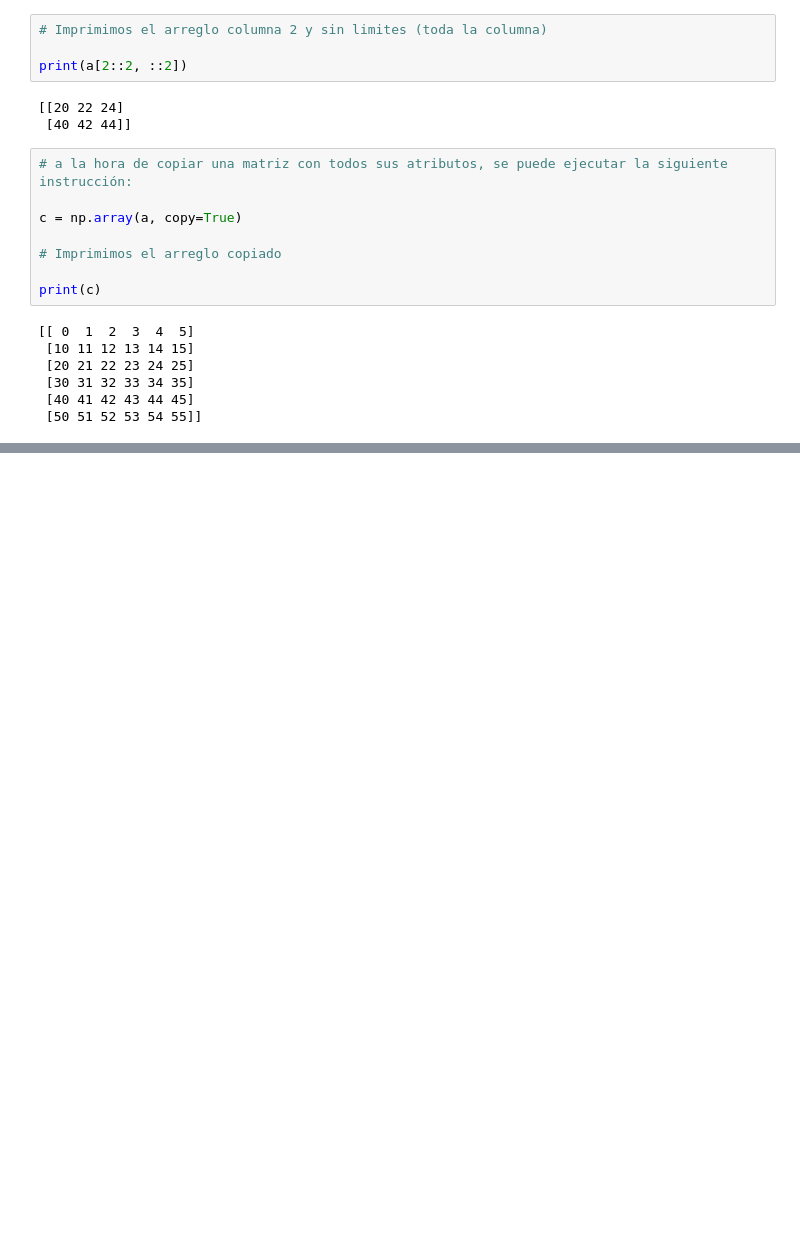
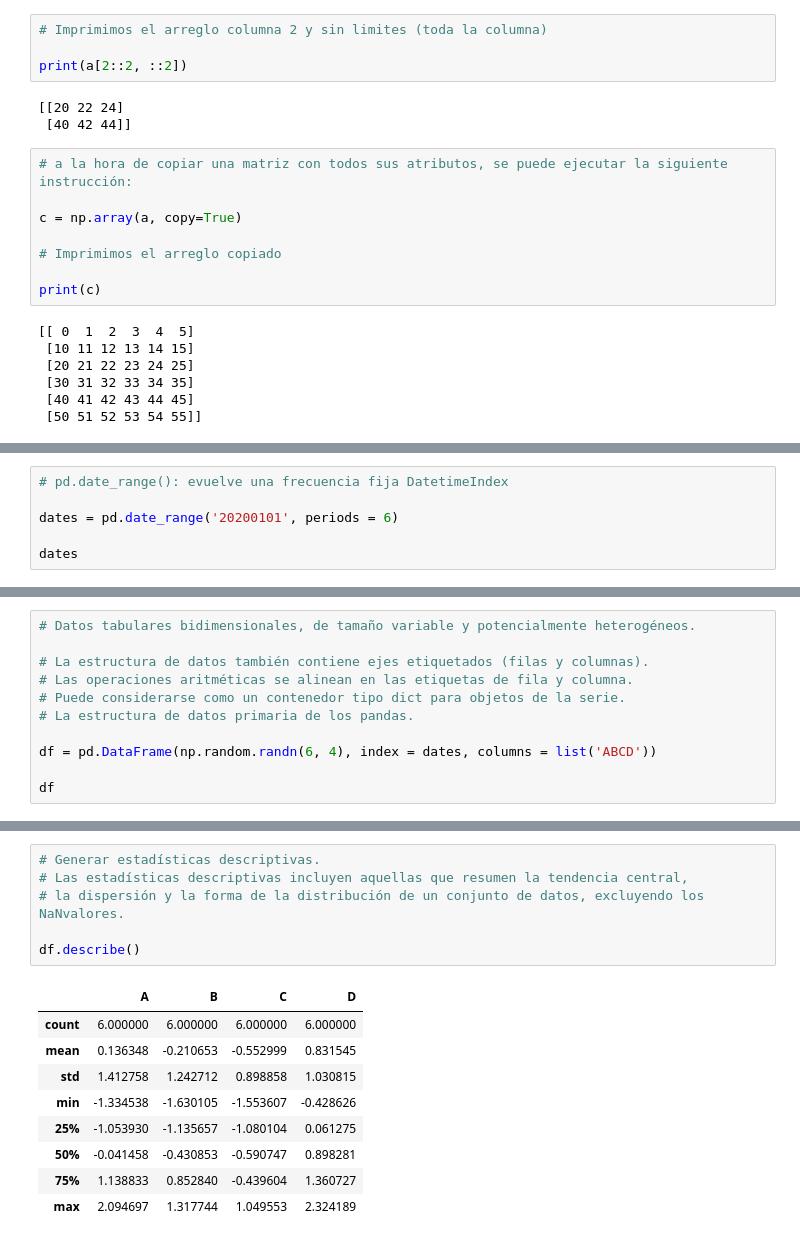
Before and after one commit to Armandot1998/Pyton-Jupyter-Notebook, a Jupyter notebook: Manual_Tema_2.ipynb, the cells around one changed output, grey strips where cells are left out. Drawn from its saved outputs; the diff is of its cells as text; blank space fills up the shorter version.

Commit message:
Finalizando Tema 2
- Agregando la segunda perte del manual (Pandas)

```diff
--- a/Manual_Tema_2.ipynb
+++ b/Manual_Tema_2.ipynb
@@ -440,0 +460,6 @@ print(c)
+# %%
+# pd.date_range(): evuelve una frecuencia fija DatetimeIndex
+
+dates = pd.date_range('20200101', periods = 6)
+
+dates
@@ -440,0 +470,11 @@ print(c)
+# %%
+# Datos tabulares bidimensionales, de tamaño variable y potencialmente heterogéneos.
+
+# La estructura de datos también contiene ejes etiquetados (filas y columnas).
+# Las operaciones aritméticas se alinean en las etiquetas de fila y columna.
+# Puede considerarse como un contenedor tipo dict para objetos de la serie.
+# La estructura de datos primaria de los pandas.
+
+df = pd.DataFrame(np.random.randn(6, 4), index = dates, columns = list('ABCD'))
+
+df
@@ -440,0 +531,16 @@ print(c)
+# %%
+# Generar estadísticas descriptivas.
+# Las estadísticas descriptivas incluyen aquellas que resumen la tendencia central,
+# la dispersión y la forma de la distribución de un conjunto de datos, excluyendo los NaNvalores.
+
+df.describe()
+# %% [output]
+|  | A | B | C | D |
+| count | 6.000000 | 6.000000 | 6.000000 | 6.000000 |
+| mean | 0.136348 | -0.210653 | -0.552999 | 0.831545 |
+| std | 1.412758 | 1.242712 | 0.898858 | 1.030815 |
+| min | -1.334538 | -1.630105 | -1.553607 | -0.428626 |
+| 25% | -1.053930 | -1.135657 | -1.080104 | 0.061275 |
+| 50% | -0.041458 | -0.430853 | -0.590747 | 0.898281 |
+| 75% | 1.138833 | 0.852840 | -0.439604 | 1.360727 |
+| max | 2.094697 | 1.317744 | 1.049553 | 2.324189 |
```
Also changed, not shown: parts of 25 cells of this notebook, 1 other file.
